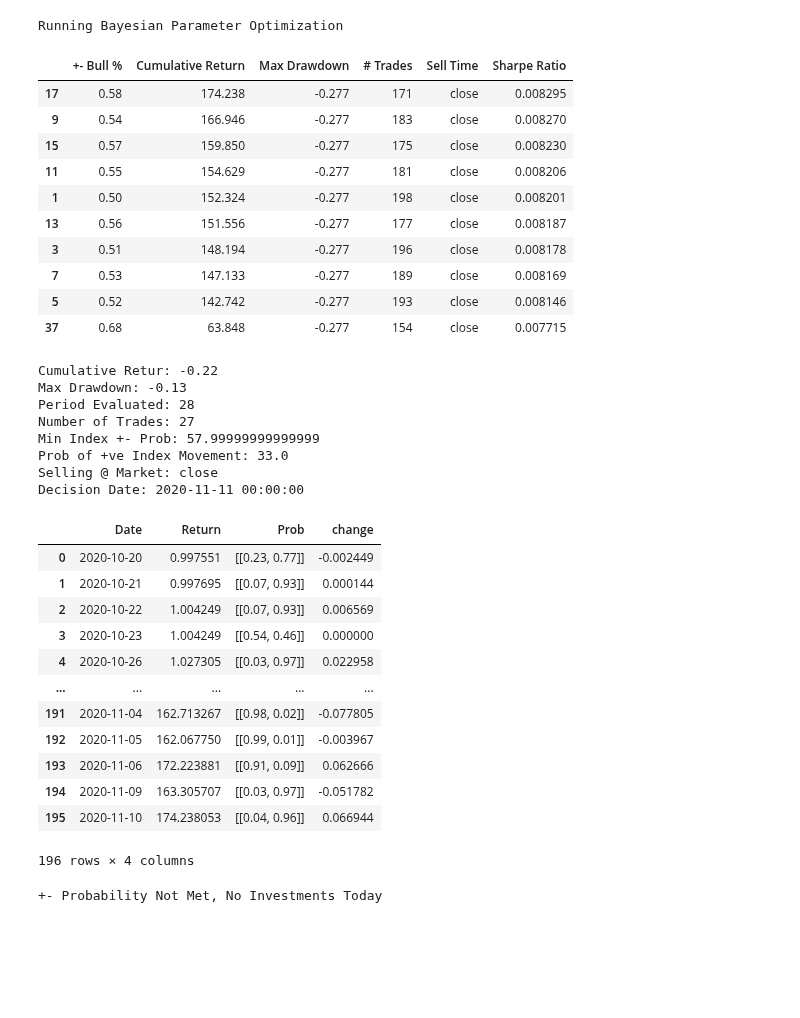
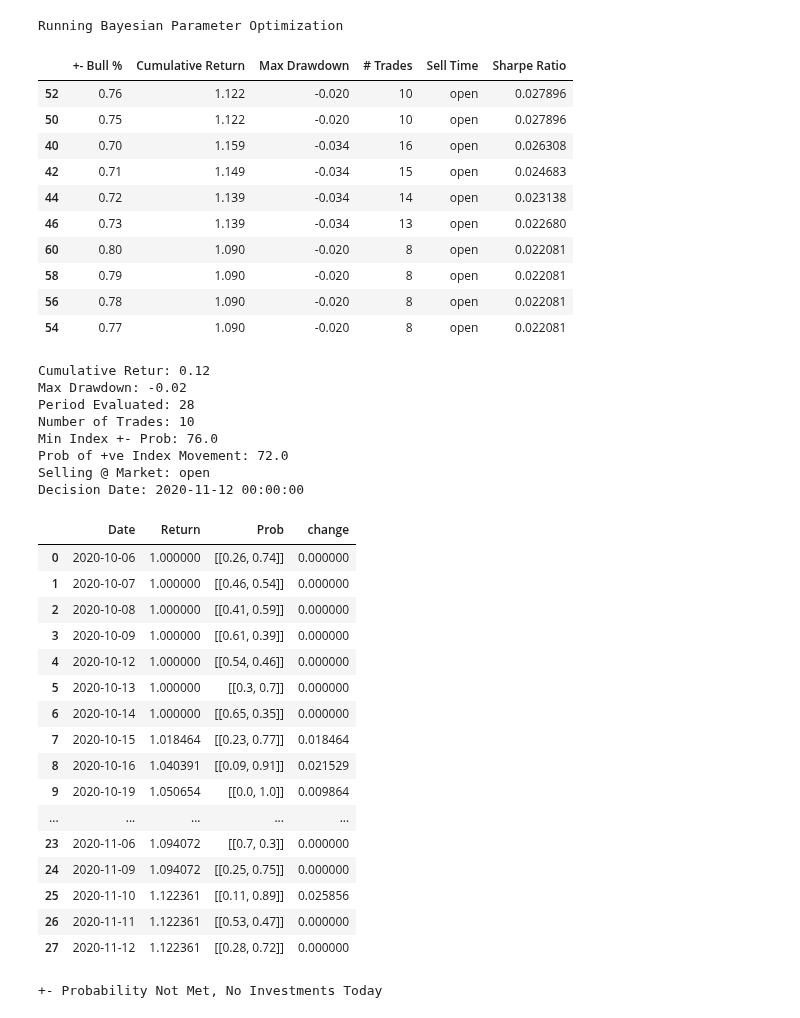
Before and after one commit to webclinic017/Stock-Strategy-Exploration, a Jupyter notebook: Python/Automated-Investing.ipynb, the cells around one changed output. Drawn from its saved outputs; the diff is of its cells as text; code cells hidden in the pictures; blank space fills up the shorter version.

```diff
--- a/Python/Automated-Investing.ipynb
+++ b/Python/Automated-Investing.ipynb
@@ -334,21 +319,21 @@ Running Bayesian Parameter Optimization
 # %%
 ## Combining Results
 Bayes_Results = pd.DataFrame({'+- Bull %':p,'Cumulative Return':Return,'Max Drawdown':DD,'# Trades':nt,'Sell Time':oc,'Sharpe Ratio':sr}). \
     query('`Cumulative Return` > 1'). \
-    sort_values('Sharpe Ratio',ascending=False)
+    sort_values(['Sharpe Ratio','+- Bull %'],ascending=False)
 Bayes_Results.head(10)
 # %% [output]
 |  | +- Bull % | Cumulative Return | Max Drawdown | # Trades | Sell Time | Sharpe Ratio |
-| 17 | 0.58 | 174.238 | -0.277 | 171 | close | 0.008295 |
-| 9 | 0.54 | 166.946 | -0.277 | 183 | close | 0.008270 |
-| 15 | 0.57 | 159.850 | -0.277 | 175 | close | 0.008230 |
-| 11 | 0.55 | 154.629 | -0.277 | 181 | close | 0.008206 |
-| 1 | 0.50 | 152.324 | -0.277 | 198 | close | 0.008201 |
-| 13 | 0.56 | 151.556 | -0.277 | 177 | close | 0.008187 |
-| 3 | 0.51 | 148.194 | -0.277 | 196 | close | 0.008178 |
-| 7 | 0.53 | 147.133 | -0.277 | 189 | close | 0.008169 |
-| 5 | 0.52 | 142.742 | -0.277 | 193 | close | 0.008146 |
-| 37 | 0.68 | 63.848 | -0.277 | 154 | close | 0.007715 |
+| 52 | 0.76 | 1.122 | -0.020 | 10 | open | 0.027896 |
+| 50 | 0.75 | 1.122 | -0.020 | 10 | open | 0.027896 |
+| 40 | 0.70 | 1.159 | -0.034 | 16 | open | 0.026308 |
+| 42 | 0.71 | 1.149 | -0.034 | 15 | open | 0.024683 |
+| 44 | 0.72 | 1.139 | -0.034 | 14 | open | 0.023138 |
+| 46 | 0.73 | 1.139 | -0.034 | 13 | open | 0.022680 |
+| 60 | 0.80 | 1.090 | -0.020 | 8 | open | 0.022081 |
+| 58 | 0.79 | 1.090 | -0.020 | 8 | open | 0.022081 |
+| 56 | 0.78 | 1.090 | -0.020 | 8 | open | 0.022081 |
+| 54 | 0.77 | 1.090 | -0.020 | 8 | open | 0.022081 |
 # %%
 Positive_Prob = np.round(float(Bayes_Results['+- Bull %'].head(1)),2)
 Sell_Time = list(Bayes_Results['Sell Time'].head(1))[0]
@@ -362,30 +347,34 @@ Optimized_Results = Bayesian_Leveraged(
     print_results = True
 )
 # %% [output]
-Cumulative Retur: -0.22
-Max Drawdown: -0.13
+Cumulative Retur: 0.12
+Max Drawdown: -0.02
 Period Evaluated: 28
-Number of Trades: 27
-Min Index +- Prob: 57.99999999999999
-Prob of +ve Index Movement: 33.0
-Selling @ Market: close
-Decision Date: 2020-11-11 00:00:00
+Number of Trades: 10
+Min Index +- Prob: 76.0
+Prob of +ve Index Movement: 72.0
+Selling @ Market: open
+Decision Date: 2020-11-12 00:00:00
 # %%
 Optimized_Results['running_ret']
 # %% [output]
 |  | Date | Return | Prob | change |
-| 0 | 2020-10-20 | 0.997551 | [[0.23, 0.77]] | -0.002449 |
-| 1 | 2020-10-21 | 0.997695 | [[0.07, 0.93]] | 0.000144 |
-| 2 | 2020-10-22 | 1.004249 | [[0.07, 0.93]] | 0.006569 |
-| 3 | 2020-10-23 | 1.004249 | [[0.54, 0.46]] | 0.000000 |
-| 4 | 2020-10-26 | 1.027305 | [[0.03, 0.97]] | 0.022958 |
+| 0 | 2020-10-06 | 1.000000 | [[0.26, 0.74]] | 0.000000 |
+| 1 | 2020-10-07 | 1.000000 | [[0.46, 0.54]] | 0.000000 |
+| 2 | 2020-10-08 | 1.000000 | [[0.41, 0.59]] | 0.000000 |
+| 3 | 2020-10-09 | 1.000000 | [[0.61, 0.39]] | 0.000000 |
+| 4 | 2020-10-12 | 1.000000 | [[0.54, 0.46]] | 0.000000 |
+| 5 | 2020-10-13 | 1.000000 | [[0.3, 0.7]] | 0.000000 |
+| 6 | 2020-10-14 | 1.000000 | [[0.65, 0.35]] | 0.000000 |
+| 7 | 2020-10-15 | 1.018464 | [[0.23, 0.77]] | 0.018464 |
+| 8 | 2020-10-16 | 1.040391 | [[0.09, 0.91]] | 0.021529 |
+| 9 | 2020-10-19 | 1.050654 | [[0.0, 1.0]] | 0.009864 |
 | ... | ... | ... | ... | ... |
-| 191 | 2020-11-04 | 162.713267 | [[0.98, 0.02]] | -0.077805 |
-| 192 | 2020-11-05 | 162.067750 | [[0.99, 0.01]] | -0.003967 |
-| 193 | 2020-11-06 | 172.223881 | [[0.91, 0.09]] | 0.062666 |
-| 194 | 2020-11-09 | 163.305707 | [[0.03, 0.97]] | -0.051782 |
-| 195 | 2020-11-10 | 174.238053 | [[0.04, 0.96]] | 0.066944 |
+| 23 | 2020-11-06 | 1.094072 | [[0.7, 0.3]] | 0.000000 |
+| 24 | 2020-11-09 | 1.094072 | [[0.25, 0.75]] | 0.000000 |
+| 25 | 2020-11-10 | 1.122361 | [[0.11, 0.89]] | 0.025856 |
+| 26 | 2020-11-11 | 1.122361 | [[0.53, 0.47]] | 0.000000 |
+| 27 | 2020-11-12 | 1.122361 | [[0.28, 0.72]] | 0.000000 |
-196 rows × 4 columns
 # %%
 pos_prob = Optimized_Results['pp']/100
 
```
Also changed, not shown: parts of 5 cells of this notebook, 2 other files.
